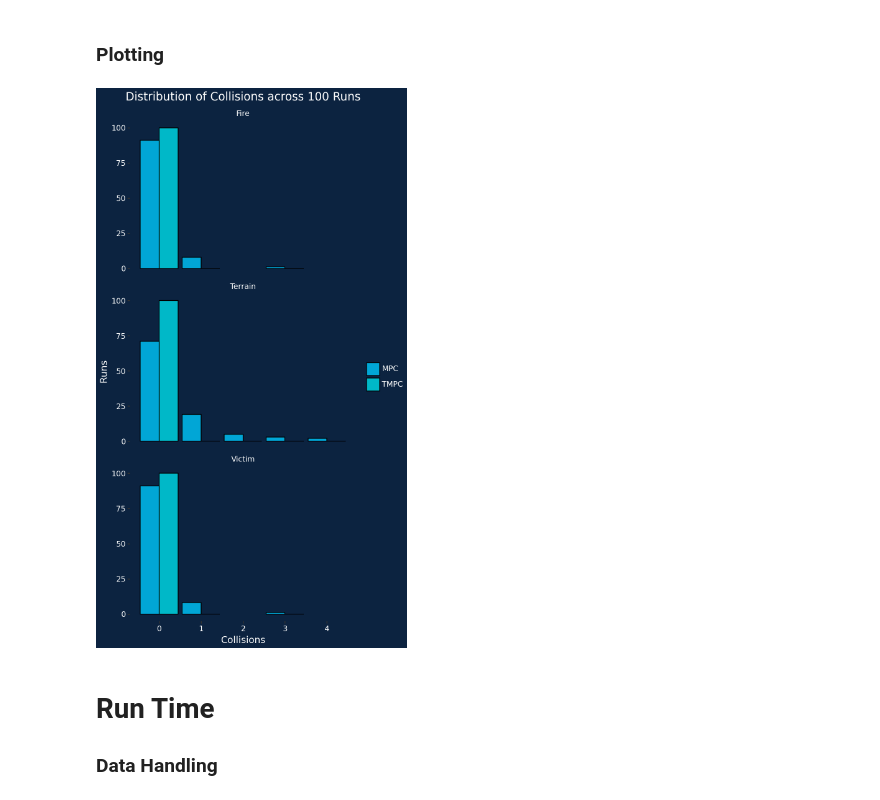
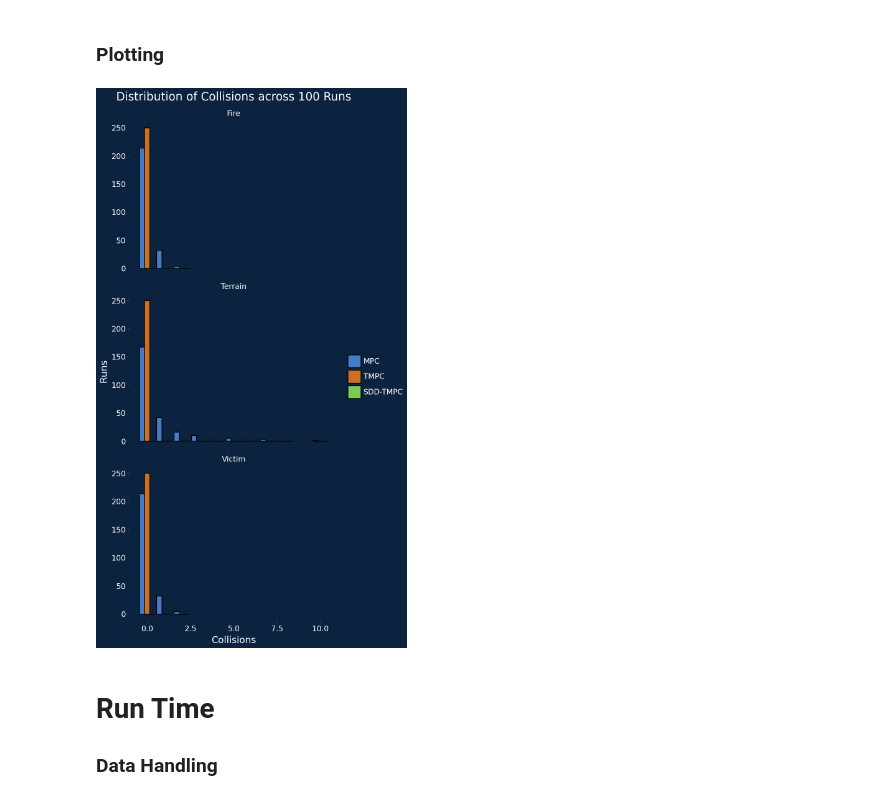
Before and after one commit to svenschoonebeek/Perception-Aware-Search-and-Rescue, a Jupyter notebook: src/processing_nico.ipynb, the cells around one changed output. Cells and saved outputs as stored; diff of their text form; code cells hidden in the pictures.

Commit message:
new data, unsuccessful changes to my own processing

```diff
--- a/src/processing_nico.ipynb
+++ b/src/processing_nico.ipynb
@@ -13,11 +13,15 @@ tmpc = pd.read_csv('../saved_runs/data/tmpc_results.csv')
 tmpc['type'] = 'TMPC'
 tmpc.drop(columns='Unnamed: 0', inplace=True)
 
+sdd = pd.read_csv('../saved_runs/data/sdd_results.csv')
+sdd['type'] = 'SDD-TMPC'
+sdd.drop(columns='Unnamed: 0', inplace=True)
+
 data = pd.concat([mpc, tmpc])
 data.reset_index(drop=True, inplace=True)
 
 order = CategoricalDtype(
-    categories=['MPC', 'TMPC'],
+    categories=['MPC', 'TMPC', 'SDD-TMPC'],
     ordered=True
 )
 
@@ -50,14 +73,14 @@ collisions = collisions.value_counts(subset=['type', 'collisions', 'collision_ty
 # %%
 (
     ggplot(collisions, aes(x='collisions', y='count', fill='type'))
            + geom_col(position='dodge', colour='black')
            + facet_wrap('collision_type', nrow=3)
            + labs(x='Collisions', y='Runs', title='Distribution of Collisions across 100 Runs', fill='')
-           + scale_fill_manual(values=['#01A6D6', '#00B8C8'])
+           + scale_fill_manual(values=["#457CC9", "#CB6F24", "#7BCC53"])
            + theme_poster((5, 9))
 )
 # %% [output]
-[figure, old version]
+[figure, new version]
 # %% [markdown]
 # Run Time
 
```
Also changed, not shown: parts of 4 cells of this notebook, 3 other files.
